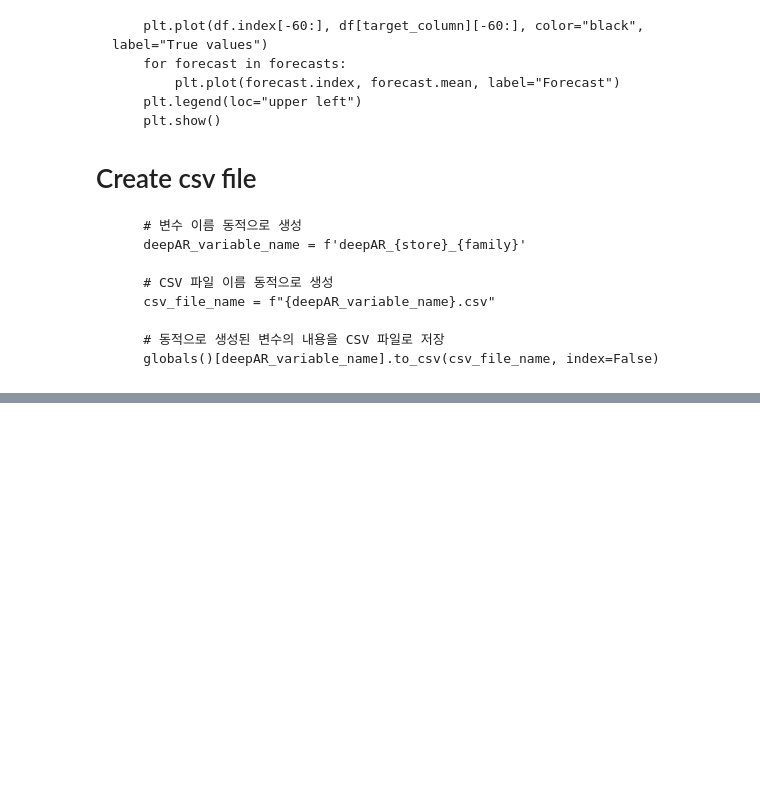
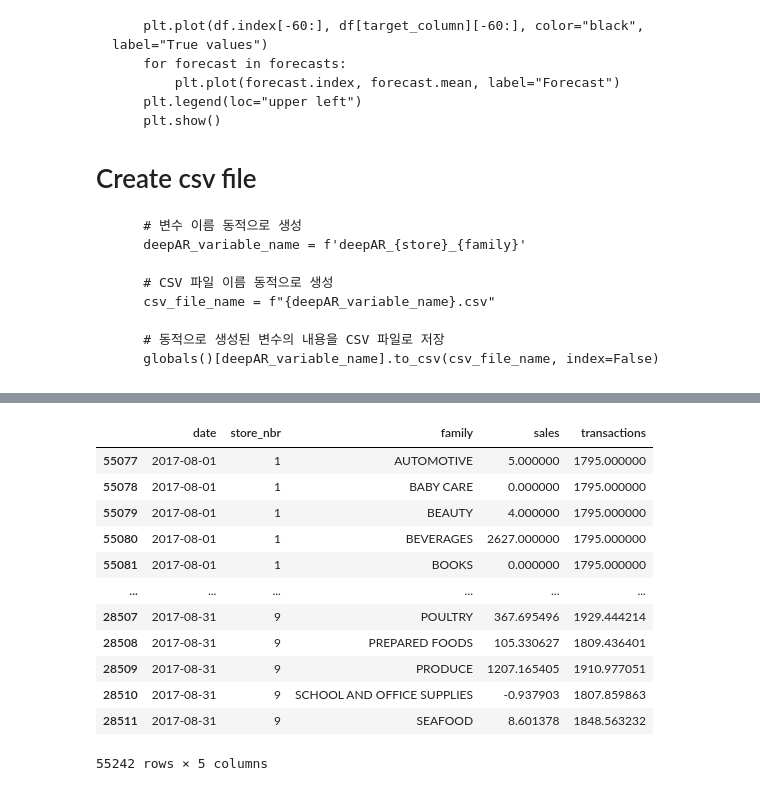
Before and after one commit to fastcamp-ml-project-3/ml_project_3, a Jupyter notebook: yoonjae/notebook/modeling_for_submission.ipynb, the cells around one changed output, grey strips where cells are left out. Drawn from its saved outputs; the diff is of its cells as text; code cells hidden in the pictures; blank space fills up the shorter version.

```diff
--- a/yoonjae/notebook/modeling_for_submission.ipynb
+++ b/yoonjae/notebook/modeling_for_submission.ipynb
@@ -920,0 +893,22 @@ See the caveats in the documentation: https://pandas.pydata.org/pandas-docs/stab
+# %%
+final_submission = pd.read_csv(r'C:\Users\user\upstage3-python\09.ML_project_team03\dev\notebooks\final_submission.csv')
+# %%
+combined = pd.concat([temp, final_submission], axis=0)
+# %%
+find_combined = combined[combined['date']>='2017-08-01'][['date','store_nbr','family','sales','transactions']]
+# %%
+find_combined.reindex()
+# %% [output]
+|  | date | store_nbr | family | sales | transactions |
+| 55077 | 2017-08-01 | 1 | AUTOMOTIVE | 5.000000 | 1795.000000 |
+| 55078 | 2017-08-01 | 1 | BABY CARE | 0.000000 | 1795.000000 |
+| 55079 | 2017-08-01 | 1 | BEAUTY | 4.000000 | 1795.000000 |
+| 55080 | 2017-08-01 | 1 | BEVERAGES | 2627.000000 | 1795.000000 |
+| 55081 | 2017-08-01 | 1 | BOOKS | 0.000000 | 1795.000000 |
+| ... | ... | ... | ... | ... | ... |
+| 28507 | 2017-08-31 | 9 | POULTRY | 367.695496 | 1929.444214 |
+| 28508 | 2017-08-31 | 9 | PREPARED FOODS | 105.330627 | 1809.436401 |
+| 28509 | 2017-08-31 | 9 | PRODUCE | 1207.165405 | 1910.977051 |
+| 28510 | 2017-08-31 | 9 | SCHOOL AND OFFICE SUPPLIES | -0.937903 | 1807.859863 |
+| 28511 | 2017-08-31 | 9 | SEAFOOD | 8.601378 | 1848.563232 |
+55242 rows × 5 columns
```
Also changed, not shown: parts of 31 cells of this notebook, 4 other files.
